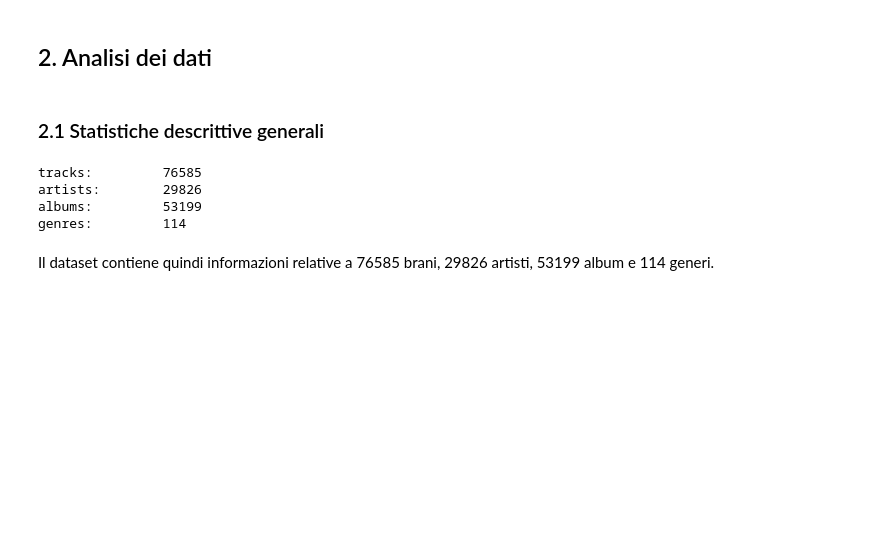
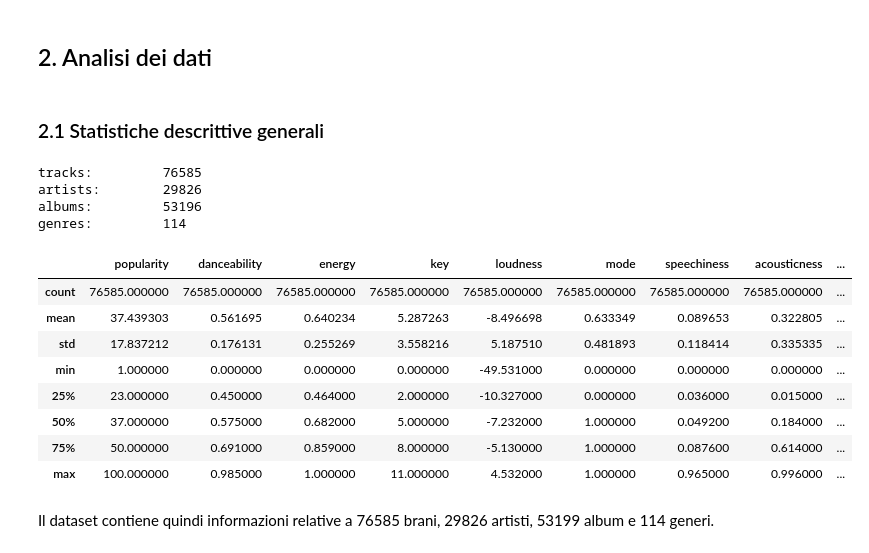
Before and after one commit to PADIprojects/Spotify-Track-Popularity-Prediction, a Jupyter notebook: track_popularity_prediction.ipynb, the cells around one changed output. Drawn from its saved outputs; the diff is of its cells as text; code cells hidden in the pictures; blank space fills up the shorter version.

```diff
--- a/track_popularity_prediction.ipynb
+++ b/track_popularity_prediction.ipynb
@@ -160,13 +160,23 @@ memory usage: 31.7 MB
 # %%
 print('tracks: \t' + str(len(df)))
 print('artists:\t' + str(df['artists'].nunique()))
 print('albums: \t' + str(df.groupby(['album_name', 'artists'], observed=True).ngroups))
 print('genres: \t' + str(df['track_genre'].nunique()))
+df.describe()
 # %% [output]
 tracks:         76585
 artists:        29826
-albums:         53199
+albums:         53196
 genres:         114
+|  | popularity | danceability | energy | key | loudness | mode | speechiness | acousticness | ... |
+| count | 76585.000000 | 76585.000000 | 76585.000000 | 76585.000000 | 76585.000000 | 76585.000000 | 76585.000000 | 76585.000000 | ... |
+| mean | 37.439303 | 0.561695 | 0.640234 | 5.287263 | -8.496698 | 0.633349 | 0.089653 | 0.322805 | ... |
+| std | 17.837212 | 0.176131 | 0.255269 | 3.558216 | 5.187510 | 0.481893 | 0.118414 | 0.335335 | ... |
+| min | 1.000000 | 0.000000 | 0.000000 | 0.000000 | -49.531000 | 0.000000 | 0.000000 | 0.000000 | ... |
+| 25% | 23.000000 | 0.450000 | 0.464000 | 2.000000 | -10.327000 | 0.000000 | 0.036000 | 0.015000 | ... |
+| 50% | 37.000000 | 0.575000 | 0.682000 | 5.000000 | -7.232000 | 1.000000 | 0.049200 | 0.184000 | ... |
+| 75% | 50.000000 | 0.691000 | 0.859000 | 8.000000 | -5.130000 | 1.000000 | 0.087600 | 0.614000 | ... |
+| max | 100.000000 | 0.985000 | 1.000000 | 11.000000 | 4.532000 | 1.000000 | 0.965000 | 0.996000 | ... |
 # %% [markdown]
 Il dataset contiene quindi informazioni relative a 76585 brani, 29826 artisti, 53199 album e 114 generi.
 # %% [markdown]
```
Also changed, not shown: parts of 43 cells of this notebook.
